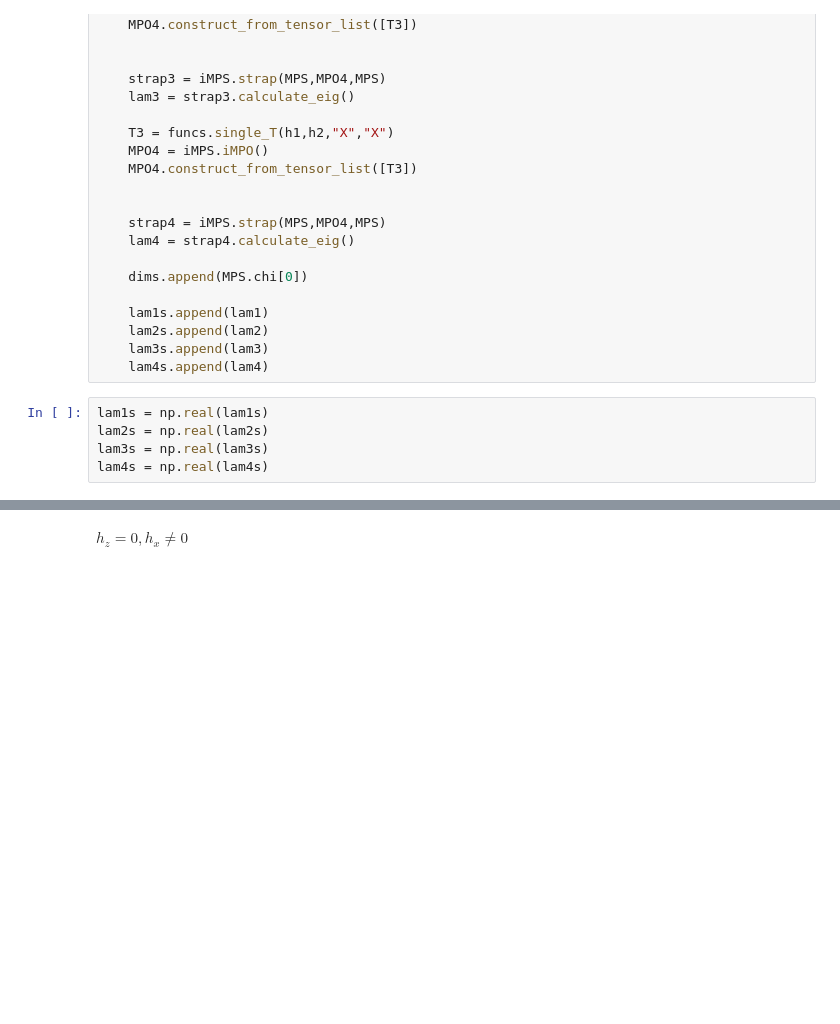
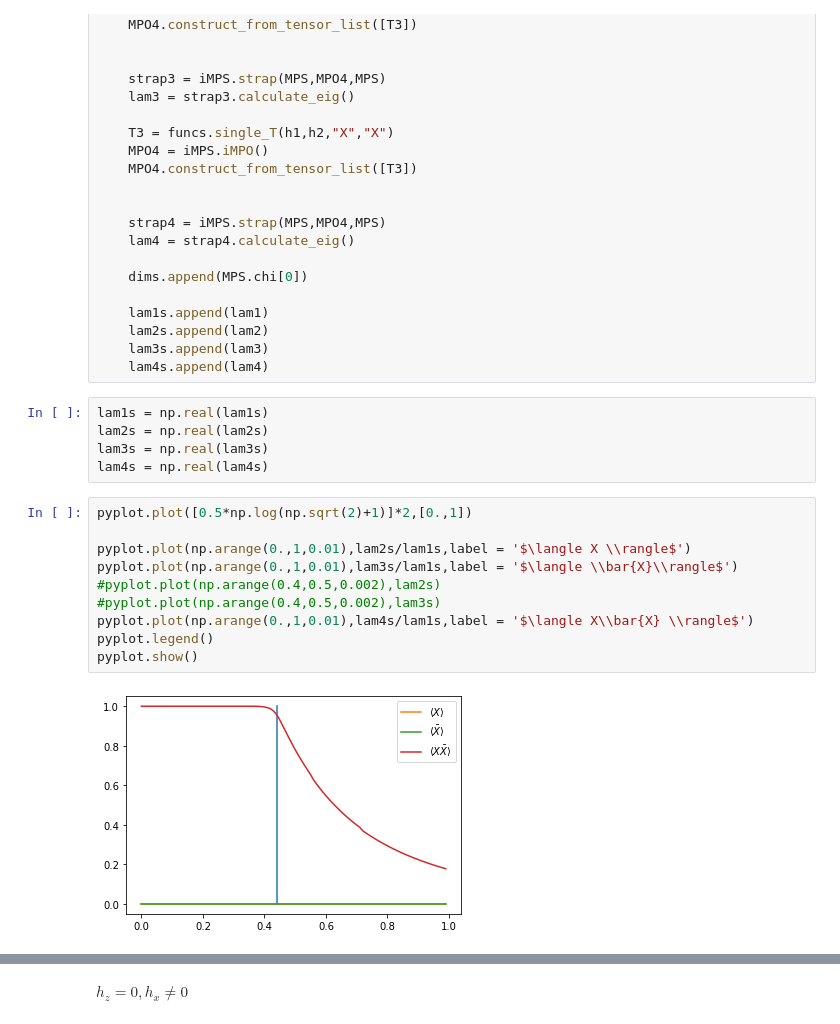
Before and after one commit to Zhuan-pitt/Toric_Code, a Jupyter notebook: wave_deformation.ipynb, the cells around one changed output, grey strips where cells are left out. Cells and saved outputs as stored; diff of their text form; blank space fills up the shorter version.

```diff
--- a/wave_deformation.ipynb
+++ b/wave_deformation.ipynb
@@ -144,4 +144,16 @@ lam1s = np.real(lam1s)
 lam2s = np.real(lam2s)
 lam3s = np.real(lam3s)
 lam4s = np.real(lam4s)
+# %%
+pyplot.plot([0.5*np.log(np.sqrt(2)+1)]*2,[0.,1])
+
+pyplot.plot(np.arange(0.,1,0.01),lam2s/lam1s,label = '$\langle X \\rangle$')
+pyplot.plot(np.arange(0.,1,0.01),lam3s/lam1s,label = '$\langle \\bar{X}\\rangle$')
+#pyplot.plot(np.arange(0.4,0.5,0.002),lam2s)
+#pyplot.plot(np.arange(0.4,0.5,0.002),lam3s)
+pyplot.plot(np.arange(0.,1,0.01),lam4s/lam1s,label = '$\langle X\\bar{X} \\rangle$')
+pyplot.legend()
+pyplot.show()
+# %% [output]
+[figure, added]
 # %%
```
Also changed, not shown: parts of 14 cells of this notebook, 2 other files.
